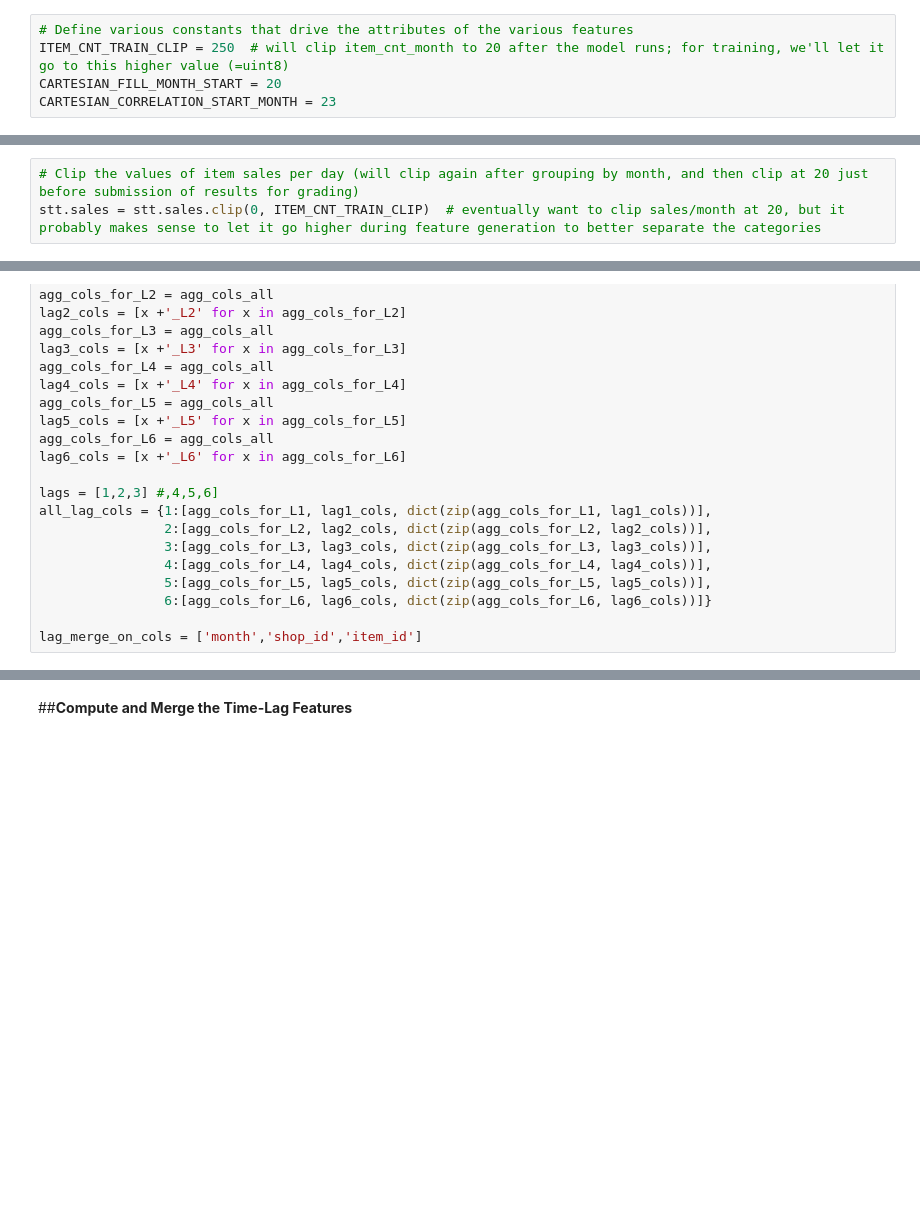
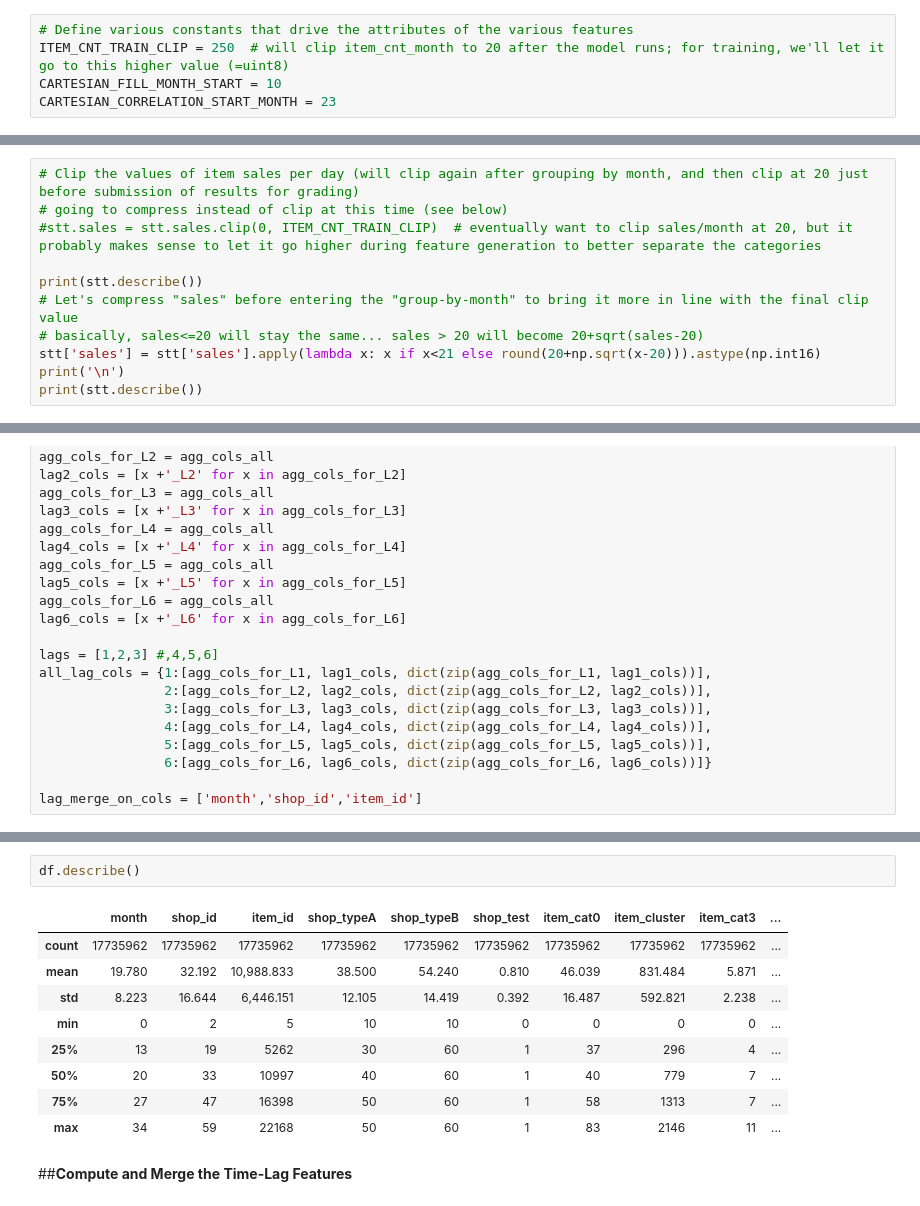
Before and after one commit to migai/Kag, a Jupyter notebook: ipynb_versions/Feature_merge_and_model_v1.4_mg_copy_of_ATv2.ipynb, the cells around one changed output, grey strips where cells are left out. Cells and saved outputs as stored; diff of their text form; blank space fills up the shorter version.

```diff
--- a/ipynb_versions/Feature_merge_and_model_v1.4_mg_copy_of_ATv2.ipynb
+++ b/ipynb_versions/Feature_merge_and_model_v1.4_mg_copy_of_ATv2.ipynb
@@ -783,7 +856,7 @@ max        168140   2.401   2.518  1.359   89.641       36     19439
 # %%
 # Define various constants that drive the attributes of the various features
 ITEM_CNT_TRAIN_CLIP = 250  # will clip item_cnt_month to 20 after the model runs; for training, we'll let it go to this higher value (=uint8)
-CARTESIAN_FILL_MONTH_START = 20
+CARTESIAN_FILL_MONTH_START = 10
 CARTESIAN_CORRELATION_START_MONTH = 23
 # %% [markdown]
 ####**Selection of Initial Features, Enhanced Readability of DataFrames**
@@ -999,4 +1072,12 @@ Unique stt... shops = 55, items = 22041, item_category_ids = 84, item_clusters =
 ###**Make Adjustments to Feature Encoding**
 # %%
 # Clip the values of item sales per day (will clip again after grouping by month, and then clip at 20 just before submission of results for grading)
-stt.sales = stt.sales.clip(0, ITEM_CNT_TRAIN_CLIP)  # eventually want to clip sales/month at 20, but it probably makes sense to let it go higher during feature generation to better separate the categories
+# going to compress instead of clip at this time (see below)
+#stt.sales = stt.sales.clip(0, ITEM_CNT_TRAIN_CLIP)  # eventually want to clip sales/month at 20, but it probably makes sense to let it go higher during feature generation to better separate the categories
+
+print(stt.describe())
+# Let's compress "sales" before entering the "group-by-month" to bring it more in line with the final clip value
+# basically, sales<=20 will stay the same... sales > 20 will become 20+sqrt(sales-20)
+stt['sales'] = stt['sales'].apply(lambda x: x if x<21 else round(20+np.sqrt(x-20))).astype(np.int16)
+print('\n')
+print(stt.describe())
@@ -1738,3 +1845,15 @@ Wall time: 13.3 s
+# %%
+df.describe()
+# %% [output]
+|  | month | shop_id | item_id | shop_typeA | shop_typeB | shop_test | item_cat0 | item_cluster | item_cat3 | ... |
+| count | 17735962 | 17735962 | 17735962 | 17735962 | 17735962 | 17735962 | 17735962 | 17735962 | 17735962 | ... |
+| mean | 19.780 | 32.192 | 10,988.833 | 38.500 | 54.240 | 0.810 | 46.039 | 831.484 | 5.871 | ... |
+| std | 8.223 | 16.644 | 6,446.151 | 12.105 | 14.419 | 0.392 | 16.487 | 592.821 | 2.238 | ... |
+| min | 0 | 2 | 5 | 10 | 10 | 0 | 0 | 0 | 0 | ... |
+| 25% | 13 | 19 | 5262 | 30 | 60 | 1 | 37 | 296 | 4 | ... |
+| 50% | 20 | 33 | 10997 | 40 | 60 | 1 | 40 | 779 | 7 | ... |
+| 75% | 27 | 47 | 16398 | 50 | 60 | 1 | 58 | 1313 | 7 | ... |
+| max | 34 | 59 | 22168 | 50 | 60 | 1 | 83 | 2146 | 11 | ... |
 # %% [markdown]
 ##**Compute and Merge the Time-Lag Features**
 # %%
```
Also changed, not shown: parts of 35 cells of this notebook, 4 other files.
